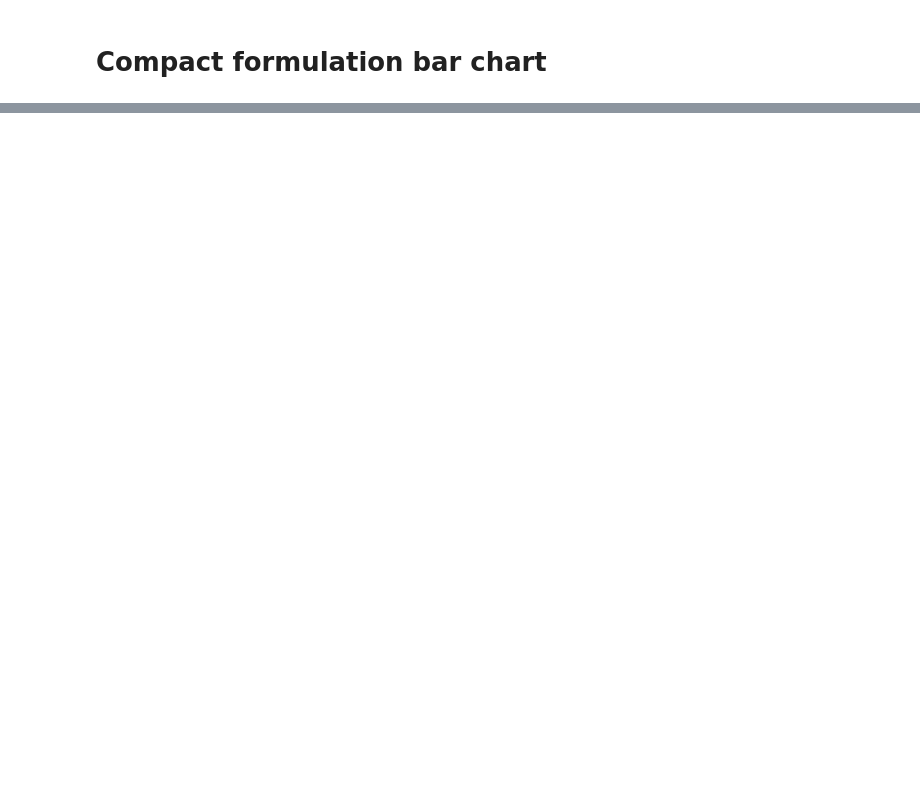
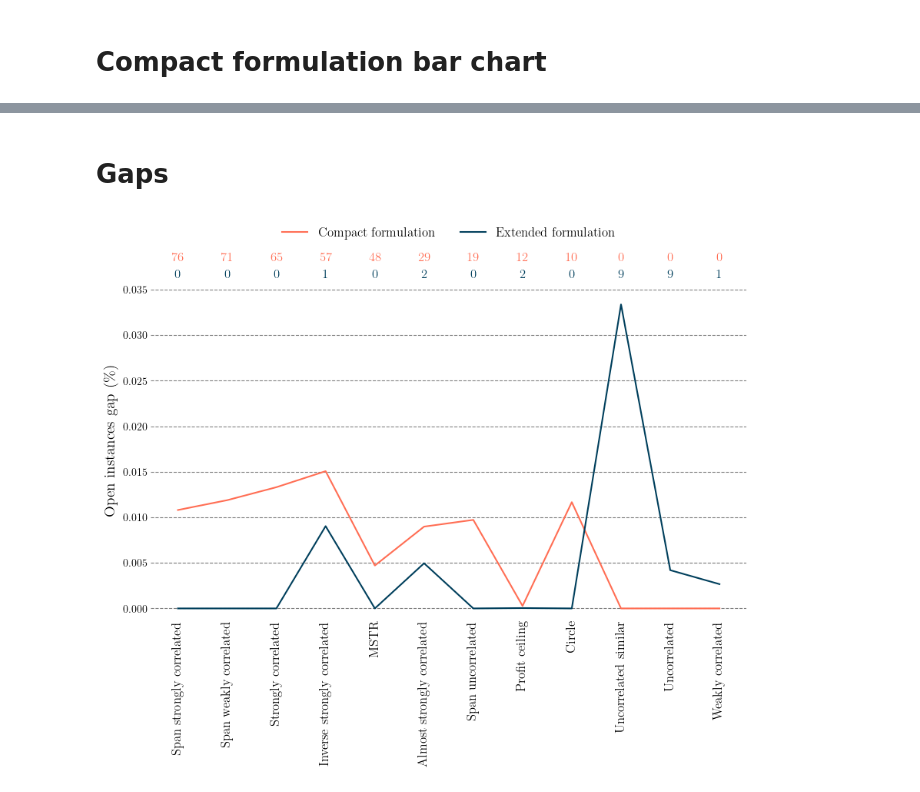
Before and after one commit to alberto-santini/kpgf, a Jupyter notebook: analysis/analysis.ipynb, the cells around one changed output, grey strips where cells are left out. Cells and saved outputs as stored; diff of their text form; code cells hidden in the pictures; blank space fills up the shorter version.

```diff
--- a/analysis/analysis.ipynb
+++ b/analysis/analysis.ipynb
@@ -195,2 +196,67 @@ fig, ax = bar_chart(algorithm='mckp')
 # %%
 fig.savefig('extended_res.pdf', dpi=300, bbox_inches='tight');
+# %% [markdown]
+# Gaps
+# %%
+fig, ax = plt.subplots(figsize=(10,6))
+
+dc = d[~d.optimal].copy()
+dcc = dc[dc.algorithm == 'compact']  # Compact formulation
+dcp = dc[dc.algorithm == 'mckp']     # Pisinger-based method
+kp = dc.knapsack_generator.unique()
+unsolvedc = list()
+unsolvedp = list()
+
+for kpb in kp:
+    dkc = dcc[dcc.knapsack_generator == kpb]
+    dkp = dcp[dcp.knapsack_generator == kpb]
+
+    unsolvedc.append(len(dkc))
+    unsolvedp.append(len(dkp))
+
+unsolvedc, unsolvedp, kp = zip(*reversed(sorted(zip(unsolvedc, unsolvedp, kp))))
+kpl = [' '.join(lbl.split('_')) for lbl in kp]
+kpl = [lbl.capitalize() if lbl != 'mstr' else lbl.upper() for lbl in kpl]
+
+gapc = list() # Compact formulation gaps
+gapp = list() # Pisinger-based method gaps
+
+for kbp in kp:
+    d1 = dcc[dcc.knapsack_generator == kbp]
+
+    if len(d1) == 0:
+        gapc.append(0)
+    else:
+        gapc.append(d1.gap_pct.mean())
+
+    d2 = dcp[dcp.knapsack_generator == kbp]
+
+    if len(d2) == 0:
+        gapp.append(0)
+    else:
+        gapp.append(d2.gap_pct.mean())
+
+ax.plot(range(len(kp)), gapc, color='C1', label='Compact formulation')
+ax.plot(range(len(kp)), gapp, color='C0', label='Extended formulation')
+ax.set_xticks(range(len(kp)))
+ax.set_xticklabels(kpl, rotation=90, ha='center', fontsize=12)
+ax.set_ylabel('Open instances gap (\\%)', fontsize=14)
+ax.grid(visible=True, which='major', axis='y', ls='--', c='k', alpha=0.5)
+ax.tick_params(axis='both', which='both',length=0)
+
+ax.spines['top'].set_visible(False)
+ax.spines['right'].set_visible(False)
+ax.spines['bottom'].set_visible(False)
+ax.spines['left'].set_visible(False)
+
+for idx, (uc, up) in enumerate(zip(unsolvedc, unsolvedp)):
+    ax.annotate(text=f"{up}", xy=(idx, 0.036), xytext=(0,0), textcoords='offset points', ha='center', va='bottom', color='C0', fontsize=12)
+    ax.annotate(text=f"{uc}", xy=(idx, 0.036), xytext=(0,16), textcoords='offset points', ha='center', va='bottom', color='C1', fontsize=12)
+
+ax.set_ylim(-0.001, 0.038)
+
+ax.legend(loc='upper center', ncols=2, bbox_to_anchor=(0.5, 1.13), frameon=False, fontsize=12);
+
+fig.savefig('gaps.pdf', dpi=300, bbox_inches='tight')
+# %% [output]
+[figure, added]
```
Also changed, not shown: parts of 9 cells of this notebook, 1 other file.
